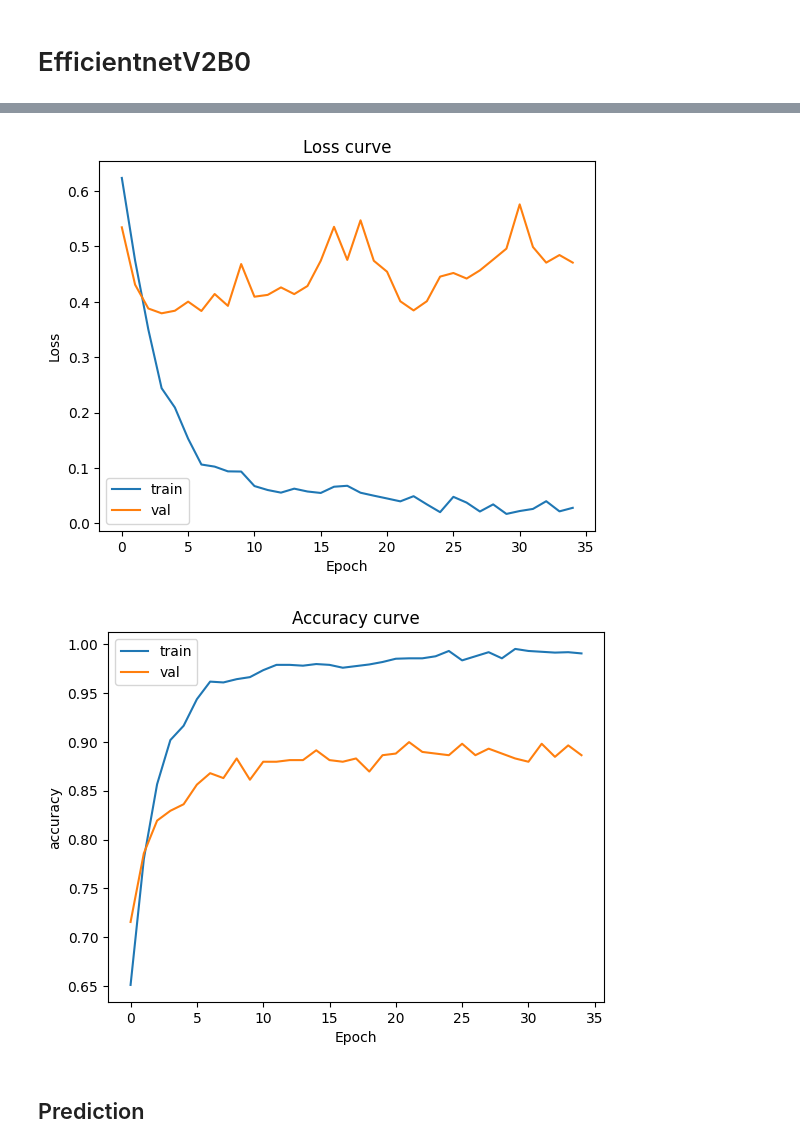
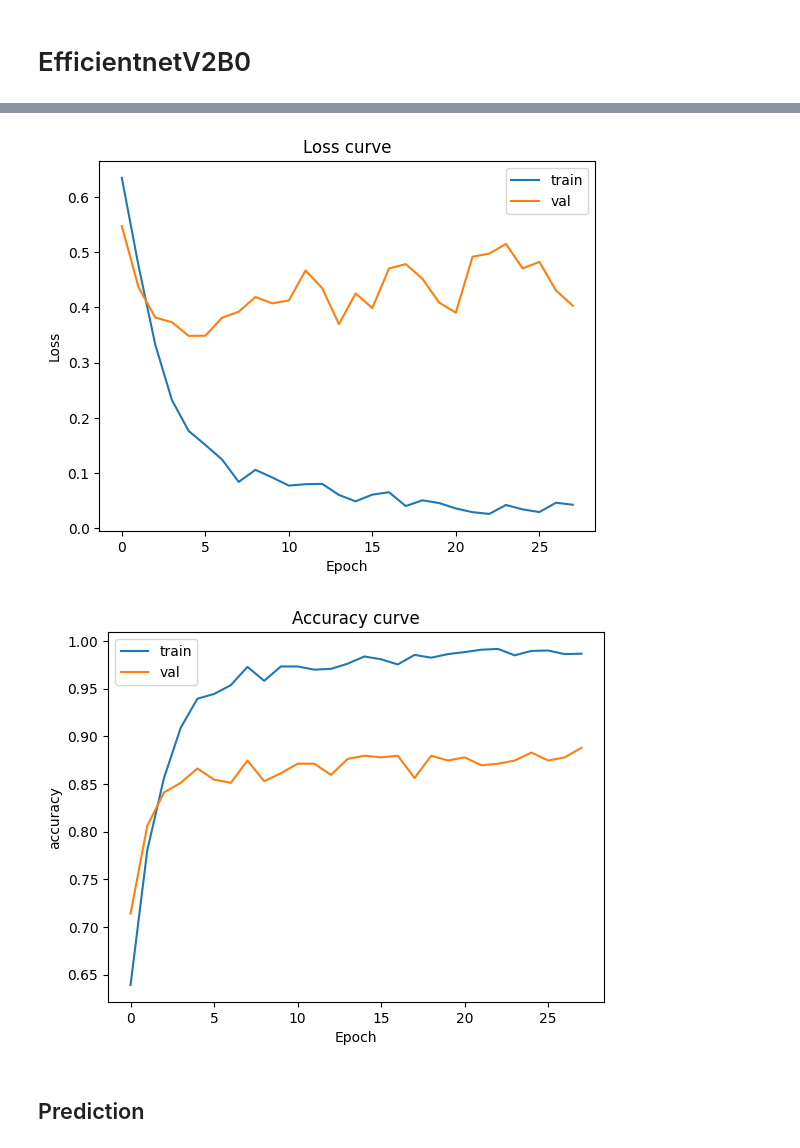
Before and after one commit to shashankkapoor/Anemia-Detection-From-Conjunctiva, a Jupyter notebook: Classification of the anemia by conjunctiva using ML.ipynb, the cells around one changed output, grey strips where cells are left out. Drawn from its saved outputs; the diff is of its cells as text; code cells hidden in the pictures.

```diff
--- a/Classification of the anemia by conjunctiva using ML.ipynb
+++ b/Classification of the anemia by conjunctiva using ML.ipynb
@@ -219,17 +233,17 @@ pickle.dump(history, open('/content/drive/MyDrive/Anemia-Detection-From-Conjunct
 # %%
 import matplotlib.pyplot as plt
-history = pickle.load(open('/content/drive/MyDrive/Anemia-Detection-From-Conjunctiva/EfficientNet_Experiment_2/Result/efficientnet_history.pkl', 'rb'))
+history = pickle.load(open('/content/drive/MyDrive/Anemia-Detection-From-Conjunctiva/EfficientNet_Experiment_3/Result/efficientnetV2B0_history.pkl', 'rb'))
 
 plt.plot(history.history['loss'])
 plt.plot(history.history['val_loss'])
 plt.title('Loss curve')
 plt.xlabel('Epoch')
 plt.ylabel('Loss')
 plt.legend(['train','val'])
-plt.savefig("/content/drive/MyDrive/Anemia-Detection-From-Conjunctiva/EfficientNet_Experiment_2/Result/Loss_curve.png")
+plt.savefig("/content/drive/MyDrive/Anemia-Detection-From-Conjunctiva/EfficientNet_Experiment_3/Result/V2B0_Loss_curve.png")
 plt.show()
 # %% [output]
-[figure, old version]
+[figure, new version]
 # %%
 plt.plot(history.history['accuracy'])
 plt.plot(history.history['val_accuracy'])
@@ -237,8 +251,8 @@ plt.title('Accuracy curve')
 plt.xlabel('Epoch')
 plt.ylabel('accuracy')
 plt.legend(['train','val'])
-plt.savefig("/content/drive/MyDrive/Anemia-Detection-From-Conjunctiva/EfficientNet_Experiment_2/Result/accuracy_curve.png")
+plt.savefig("/content/drive/MyDrive/Anemia-Detection-From-Conjunctiva/EfficientNet_Experiment_3/Result/V2B0_accuracy_curve.png")
 plt.show()
 # %% [output]
-[figure, old version]
+[figure, new version]
 # %%
```
Also changed, not shown: parts of 54 cells of this notebook.
